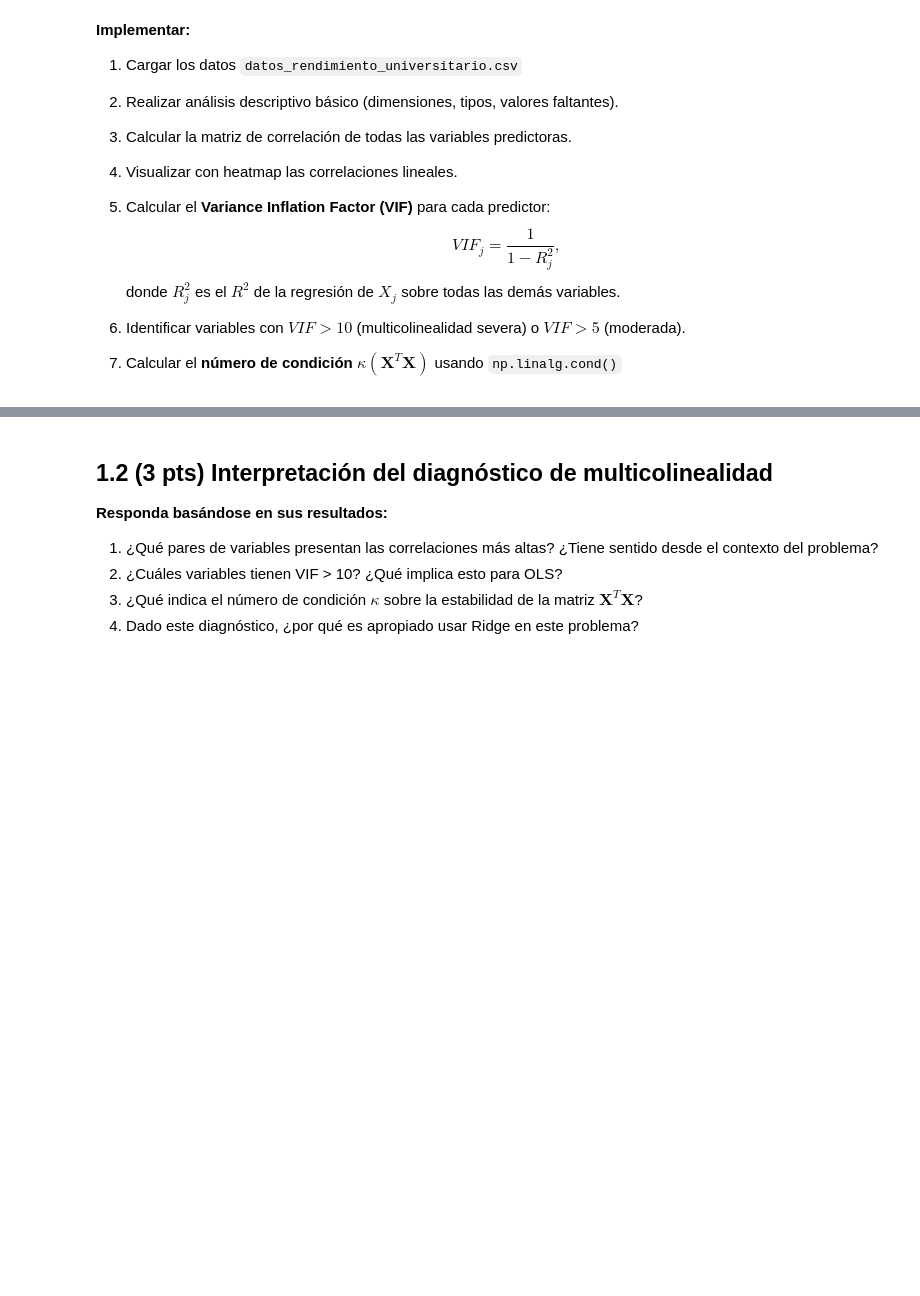
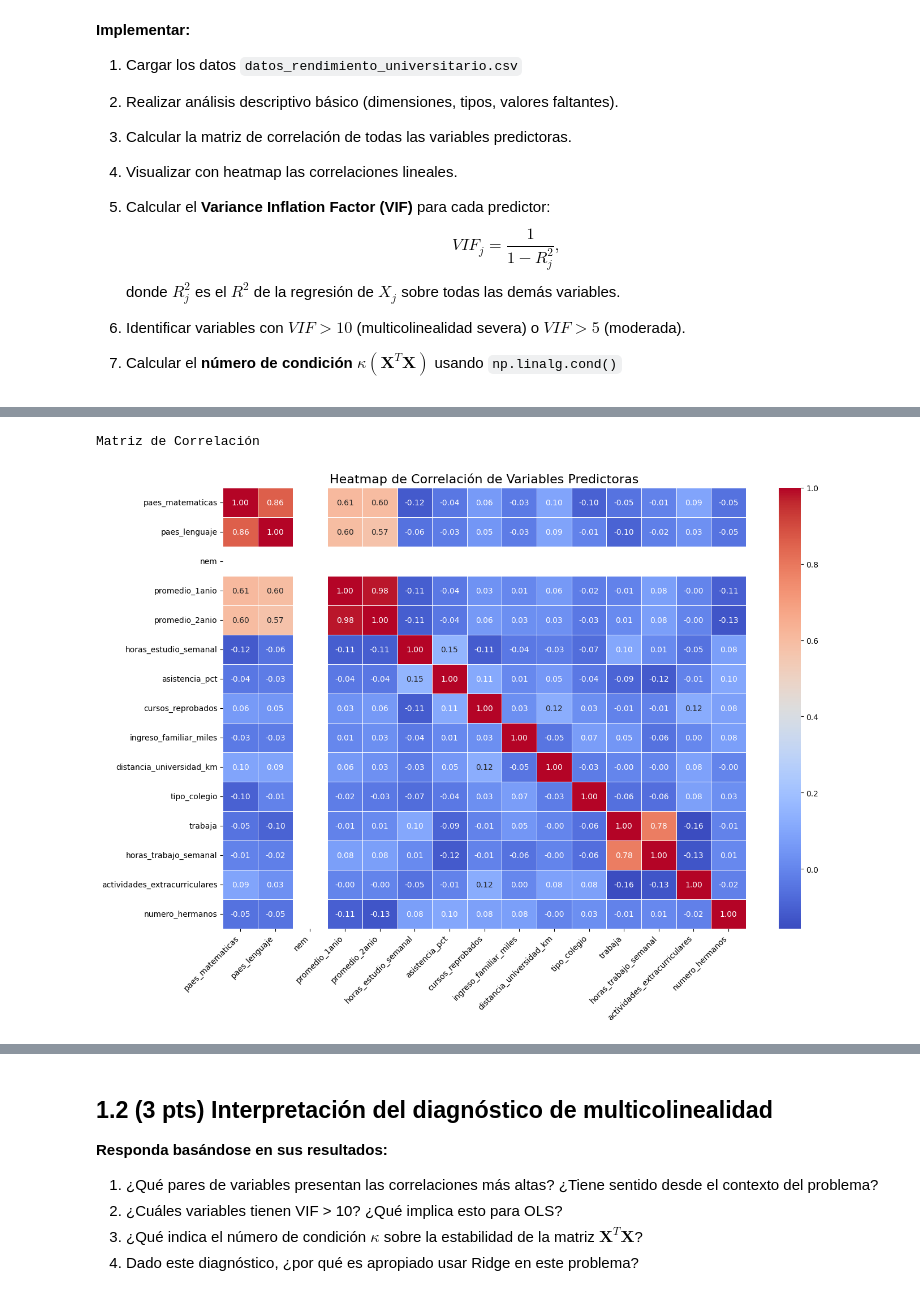
Before and after one commit to Taki3995/Tarea-2-EA, a Jupyter notebook: Tarea_2-ICD3152-2-2025.ipynb, the cells around one changed output, grey strips where cells are left out. Saved outputs shown, nothing was run; the diff lists cells and outputs as text; code cells hidden in the pictures; blank space fills up the shorter version.

```diff
--- a/Tarea_2-ICD3152-2-2025.ipynb
+++ b/Tarea_2-ICD3152-2-2025.ipynb
@@ -74,0 +73,3 @@ plt.style.use('default')
+# %%
+df = pd.read_csv("datos_rendimiento_universitario.csv")
+df
@@ -74,0 +119,22 @@ plt.style.use('default')
+# %%
+# Preparación de Variables Predictoras
+# Separamos las variables predictoras (X) de la variable objetivo (y)
+X_predictors = df.drop('promedio_final', axis=1)
+y_target = df['promedio_final']
+
+
+# Matriz de Correlación
+print("\nMatriz de Correlación")
+correlation_matrix = X_predictors.corr()
+
+# Visualización con Heatmap
+plt.figure(figsize=(14, 10))
+sns.heatmap(correlation_matrix, annot=True, cmap='coolwarm', fmt=".2f", linewidths=.5)
+plt.title('Heatmap de Correlación de Variables Predictoras', fontsize=16)
+plt.xticks(rotation=45, ha='right')
+plt.yticks(rotation=0)
+plt.tight_layout()
+plt.show()
+# %% [output]
+Matriz de Correlación
+[figure, added]
```
Also changed, not shown: parts of 6 cells of this notebook.
